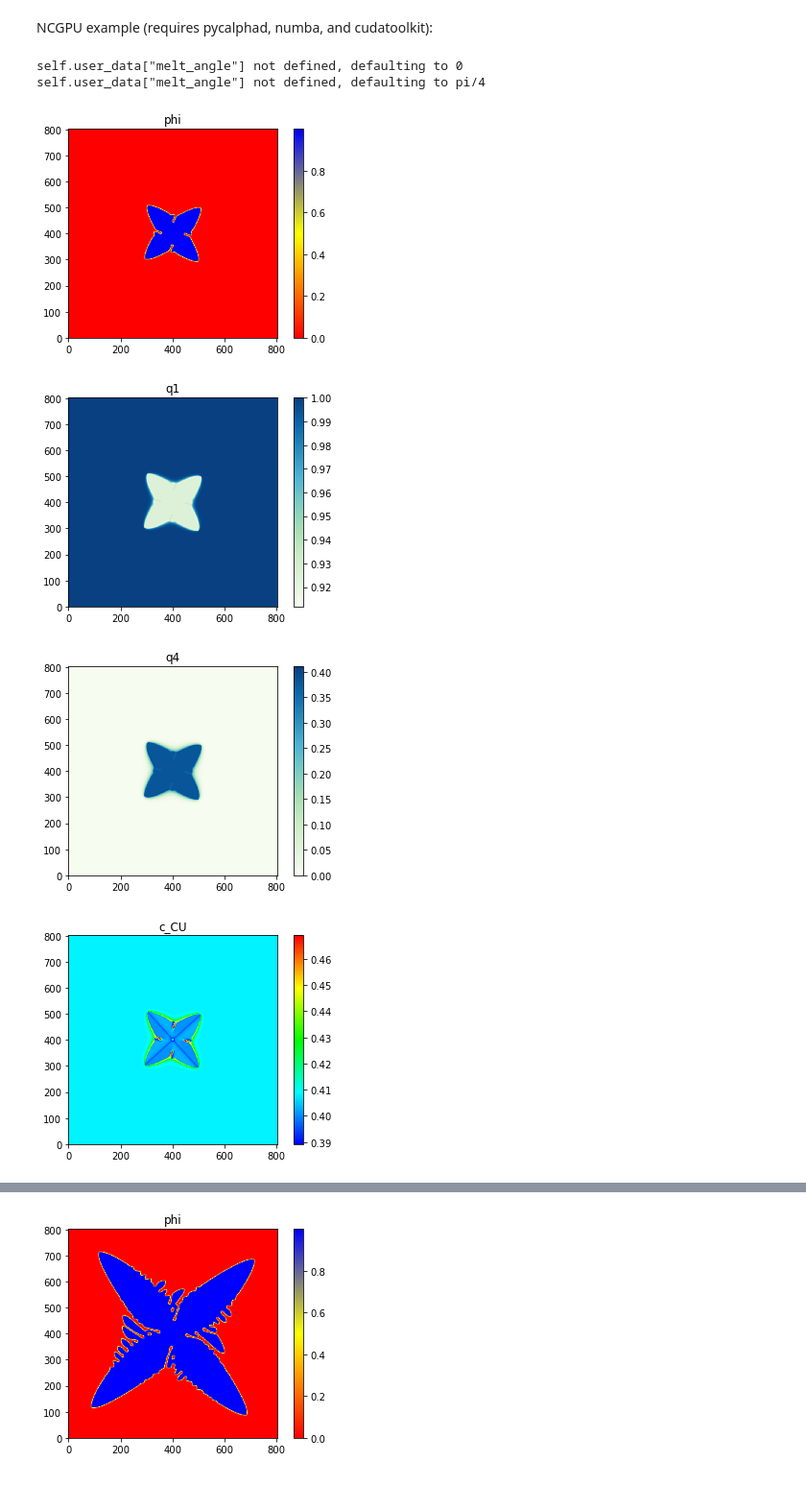
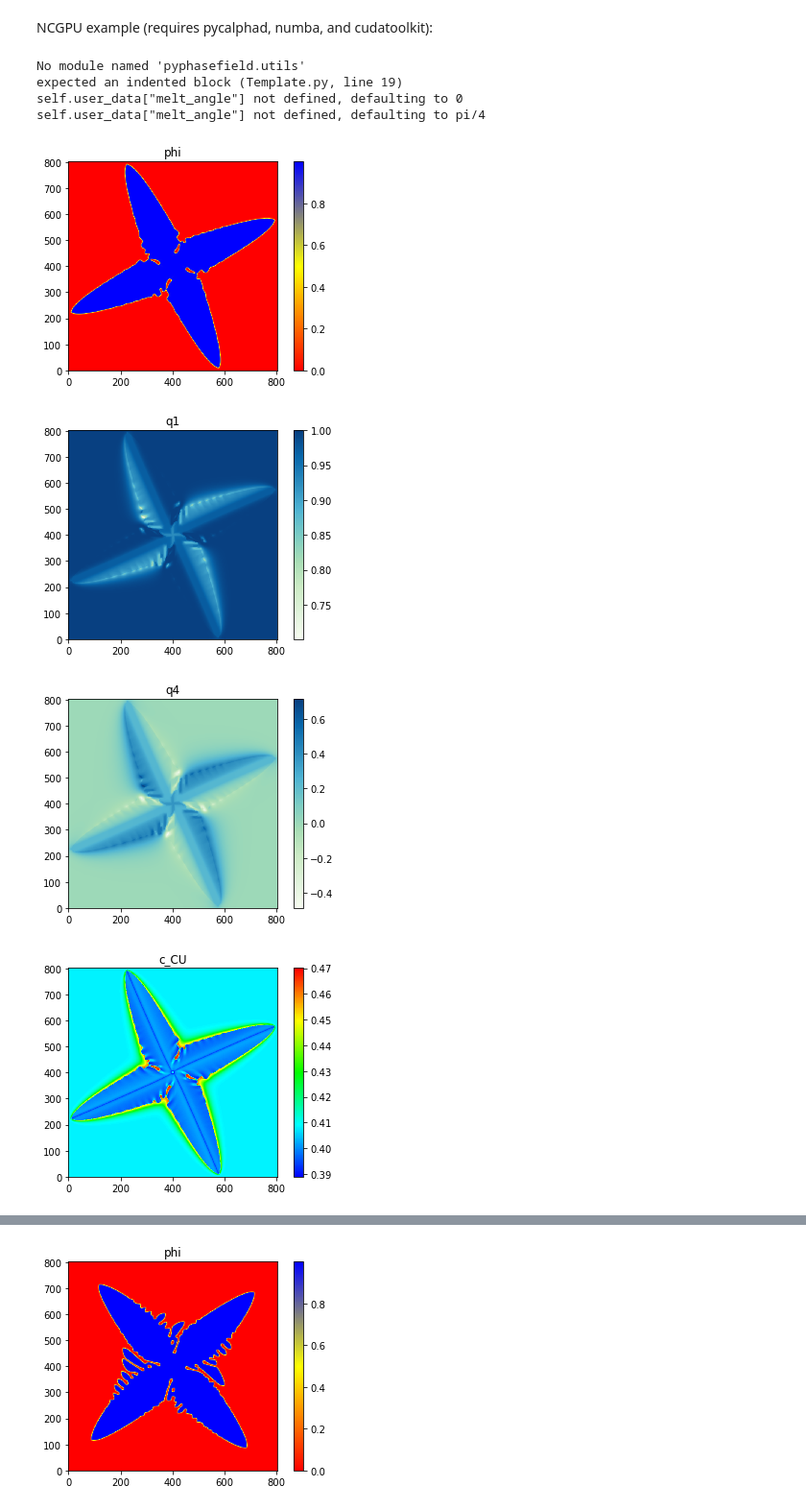
Before and after one commit to AdditiveModeling/pyphasefield, a Jupyter notebook: pyphasefield/pyphasefield/pyphasefield.ipynb, the cells around one changed output, grey strips where cells are left out. Shown at 96% size. Cells and saved outputs as stored; diff of their text form; code cells hidden in the pictures.

Commit message:
Pathway between AnisoDorrGPU and NCGPU complete, intermediate engines are here temporarily

```diff
--- a/pyphasefield/pyphasefield/pyphasefield.ipynb
+++ b/pyphasefield/pyphasefield/pyphasefield.ipynb
@@ -240,7 +240,7 @@ import pyphasefield.Engines as engines
 import matplotlib.pyplot as plt
 
 
-sim = engines.AnisoDorrGPU(dimensions=[800, 800])
+sim = engines.Pathway_NNYNN(dimensions=[800, 800])
 
 #initialize non-array parameters
 sim.set_framework("GPU_SERIAL") #"CPU_SERIAL", "GPU_SERIAL"
@@ -255,35 +255,37 @@ sim.set_temperature_dTdt(None)
 sim.set_temperature_path(None)
 sim.set_temperature_units("K")
 sim.set_tdb_path(None)
 sim.set_tdb_phases(None)
 sim.set_tdb_components(None)
 sim.set_save_path(None)
 sim.set_autosave_flag(False)
 sim.set_autosave_save_images_flag(False)
 sim.set_autosave_rate(100000)
 sim.set_boundary_conditions("NEUMANN")
 
 data = {
     "d_ratio":1.1,
     "sim_type":"seed",
     "initial_concentration_array":[0.40831]
 }
 sim.set_user_data(data)
 
 #initialize simulation arrays, all parameter changes should be BEFORE this point!
 sim.initialize_fields_and_imported_data()
 
 #change array data here, for custom simulations
 
 
 #run simulation
-sim.simulate(10000)
+sim.simulate(30000)
 sim.plot_simulation(interpolation="nearest", save_images=False)
 #print(sim.fields[1].data)
 # %% [output]
+No module named 'pyphasefield.utils'
+expected an indented block (Template.py, line 19)
 self.user_data["melt_angle"] not defined, defaulting to 0
 self.user_data["melt_angle"] not defined, defaulting to pi/4
-[figure, old version]
+[figure, new version]
-[figure, old version]
+[figure, new version]
-[figure, old version]
+[figure, new version]
-[figure, old version]
+[figure, new version]
```
Also changed, not shown: parts of 7 cells of this notebook, 8 other files.
